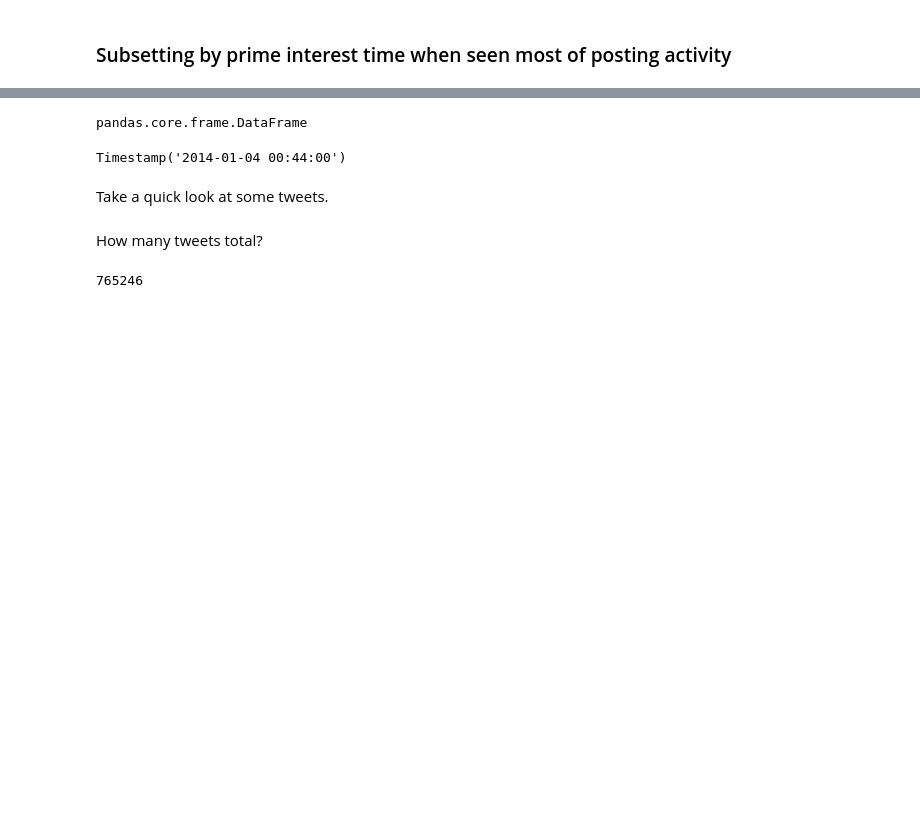
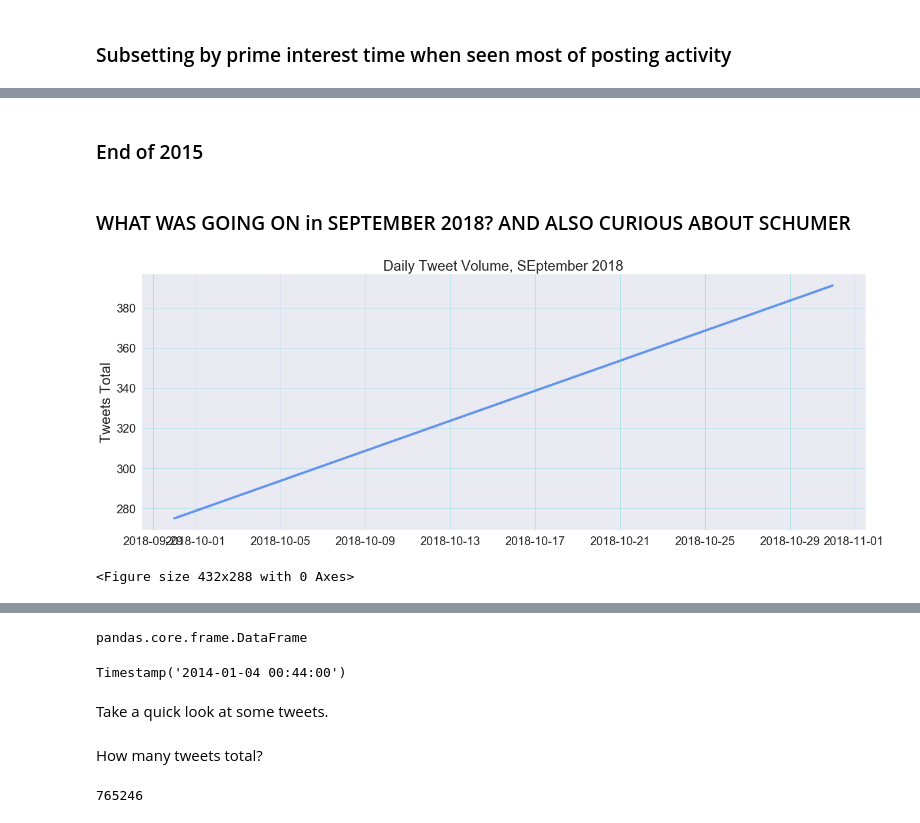
Before and after one commit to nastyasimpson/Emotion_Detection_Elections, a Jupyter notebook: Emotions_Frequencies_Time_Series.ipynb, the cells around one changed output, grey strips where cells are left out. Drawn from its saved outputs; the diff is of its cells as text; code cells hidden in the pictures; blank space fills up the shorter version.

```diff
--- a/Emotions_Frequencies_Time_Series.ipynb
+++ b/Emotions_Frequencies_Time_Series.ipynb
@@ -38,0 +124,42 @@ max(data.tweet_time)
+# %% [markdown]
+### End of 2015
+# %% [markdown]
+### WHAT WAS GOING ON in SEPTEMBER 2018? AND ALSO CURIOUS ABOUT SCHUMER
+# %%
+data['tweet_time'] = pd.to_datetime(data['tweet_time'])
+start_date_sep2018 = '2018-09-01'
+end_date_oct2018 = '2018-10-15'
+
+mask_sep2018 = (data['tweet_time'] > start_date_sep2018) & (data['tweet_time'] <= end_date_oct2018)
+
+data_sep_2018 = data.loc[mask_sep2018]
+# %%
+tweets_mask_sep2018 = data_sep_2018['is_retweet'] == False
+tweets_sep2018 = data_sep_2018[tweets_mask_sep2018]
+tweets_english_sep2018 = tweets_sep2018[ tweets_sep2018['account_language'] == 'en']
+# %%
+# Number of Tweets Over Time
+df_time_sep2018 = pd.DataFrame(pd.to_datetime( tweets_english_sep2018["tweet_time"] ))
+
+df_time_sep2018["count"] = 1
+df_time_sep2018.set_index("tweet_time", inplace = True)
+
+# monthly
+daily_sep2018 = df_time_sep2018['count'].resample('D').sum()
+
+
+plt.figure(figsize=(22,8))
+
+plt.plot(monthly_sep2018,  c = 'cornflowerblue', linewidth=4.0)
+plt.xticks(fontsize = 20)
+plt.yticks(fontsize = 20)
+plt.ylabel('Tweets Total', fontsize = 24)
+plt.title('Daily Tweet Volume, SEptember 2018', fontsize = 24)
+plt.grid(c = 'powderblue')
+
+plt.show()
+
+plt.savefig('plots/daily_tweet_volume_sep2018.png')
+# %% [output]
+[figure, added]
+<Figure size 432x288 with 0 Axes>
```
Also changed, not shown: parts of 16 cells of this notebook, 2 other files.
